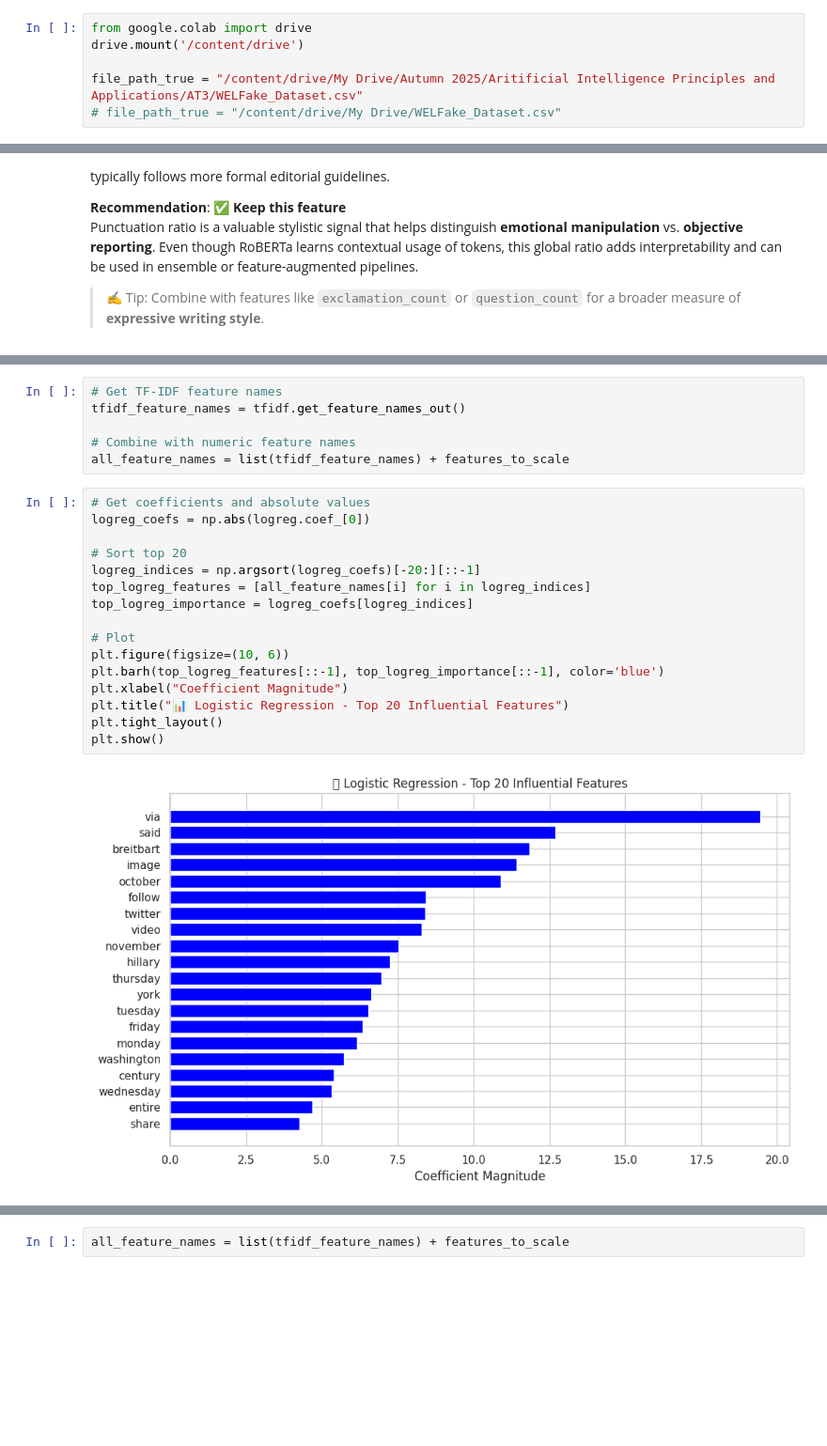
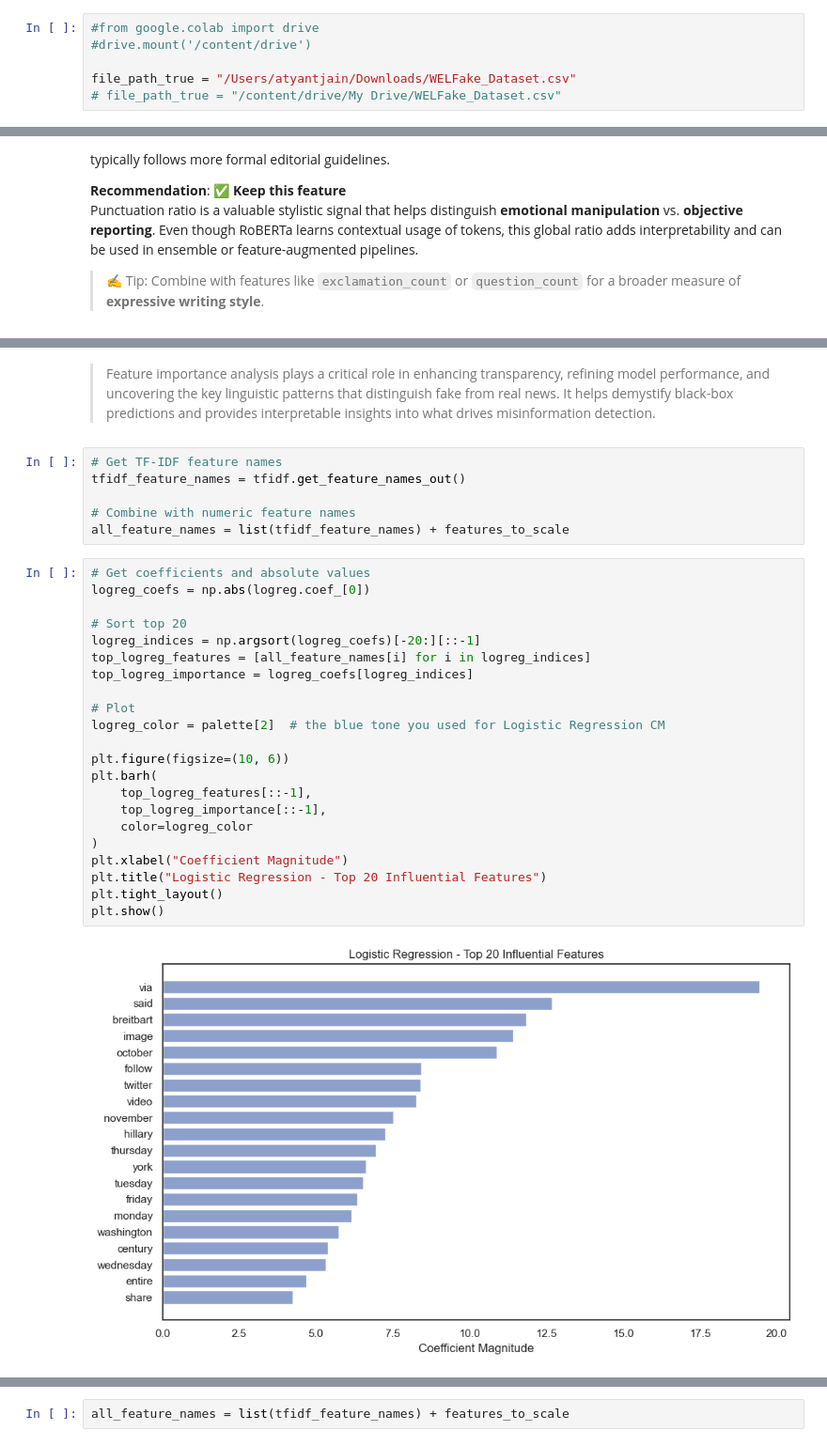
Before and after one commit to atyantjain/ai_based_fake_news_detection, a Jupyter notebook: AI_2 (1).ipynb, the cells around one changed output, grey strips where cells are left out. Shown at 94% size. Cells and saved outputs as stored; diff of their text form; blank space fills up the shorter version.

```diff
--- a/AI_2 (1).ipynb
+++ b/AI_2 (1).ipynb
@@ -1,8 +1,8 @@
 # %% [markdown]
 #Import Data
 # %%
-from google.colab import drive
-drive.mount('/content/drive')
+#from google.colab import drive
+#drive.mount('/content/drive')
 
-file_path_true = "/content/drive/My Drive/Autumn 2025/Aritificial Intelligence Principles and Applications/AT3/WELFake_Dataset.csv"
+file_path_true = "/Users/atyantjain/Downloads/WELFake_Dataset.csv"
 # file_path_true = "/content/drive/My Drive/WELFake_Dataset.csv"
@@ -866,3 +993,7 @@ plt.show()
+# %% [markdown]
+
+
+> Feature importance analysis plays a critical role in enhancing transparency, refining model performance, and uncovering the key linguistic patterns that distinguish fake from real news. It helps demystify black-box predictions and provides interpretable insights into what drives misinformation detection.
 # %%
 # Get TF-IDF feature names
 tfidf_feature_names = tfidf.get_feature_names_out()
@@ -872,18 +1003,24 @@ all_feature_names = list(tfidf_feature_names) + features_to_scale
 # %%
 # Get coefficients and absolute values
 logreg_coefs = np.abs(logreg.coef_[0])
 
 # Sort top 20
 logreg_indices = np.argsort(logreg_coefs)[-20:][::-1]
 top_logreg_features = [all_feature_names[i] for i in logreg_indices]
 top_logreg_importance = logreg_coefs[logreg_indices]
 
 # Plot
+logreg_color = palette[2]  # the blue tone you used for Logistic Regression CM
+
 plt.figure(figsize=(10, 6))
-plt.barh(top_logreg_features[::-1], top_logreg_importance[::-1], color='blue')
+plt.barh(
+    top_logreg_features[::-1],
+    top_logreg_importance[::-1],
+    color=logreg_color
+)
 plt.xlabel("Coefficient Magnitude")
-plt.title("📊 Logistic Regression - Top 20 Influential Features")
+plt.title("Logistic Regression - Top 20 Influential Features")
 plt.tight_layout()
 plt.show()
 # %% [output]
-[figure, old version]
+[figure, new version]
```
Also changed, not shown: parts of 40 cells of this notebook.
